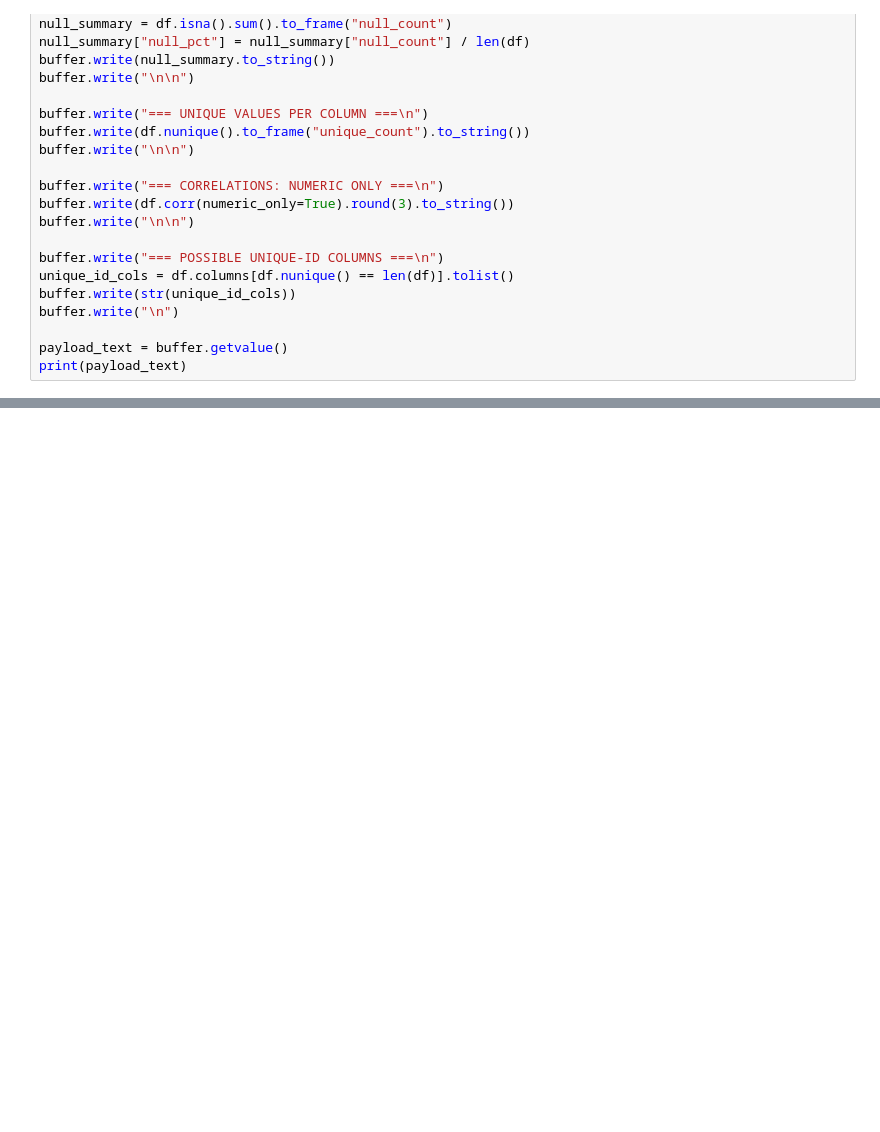
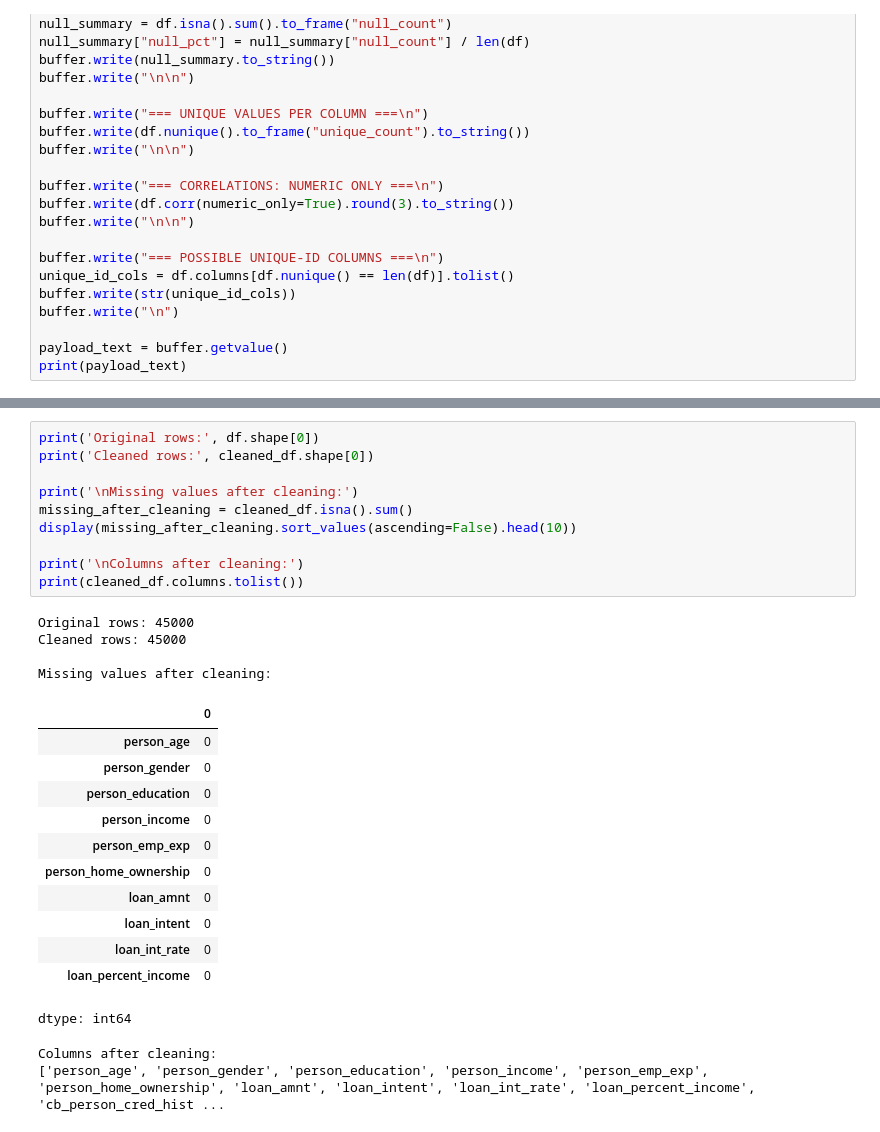
Before and after one commit to jiannyuhs-hue/ADALL_github, a Jupyter notebook: ADALL assignment/3013570Y_ADALL_ASSIGNMENT_2026Jun_(student).ipynb, the cells around one changed output, grey strips where cells are left out. Saved outputs shown, nothing was run; the diff lists cells and outputs as text; blank space fills up the shorter version.

```diff
--- a/ADALL assignment/3013570Y_ADALL_ASSIGNMENT_2026Jun_(student).ipynb
+++ b/ADALL assignment/3013570Y_ADALL_ASSIGNMENT_2026Jun_(student).ipynb
@@ -422,0 +1086,29 @@ else:
+# %%
+print('Original rows:', df.shape[0])
+print('Cleaned rows:', cleaned_df.shape[0])
+
+print('\nMissing values after cleaning:')
+missing_after_cleaning = cleaned_df.isna().sum()
+display(missing_after_cleaning.sort_values(ascending=False).head(10))
+
+print('\nColumns after cleaning:')
+print(cleaned_df.columns.tolist())
+# %% [output]
+Original rows: 45000
+Cleaned rows: 45000
+
+Missing values after cleaning:
+|  | 0 |
+| person_age | 0 |
+| person_gender | 0 |
+| person_education | 0 |
+| person_income | 0 |
+| person_emp_exp | 0 |
+| person_home_ownership | 0 |
+| loan_amnt | 0 |
+| loan_intent | 0 |
+| loan_int_rate | 0 |
+| loan_percent_income | 0 |
+dtype: int64
+Columns after cleaning:
+['person_age', 'person_gender', 'person_education', 'person_income', 'person_emp_exp', 'person_home_ownership', 'loan_amnt', 'loan_intent', 'loan_int_rate', 'loan_percent_income', 'cb_person_cred_hist ...
```
Also changed, not shown: parts of 10 cells of this notebook.
